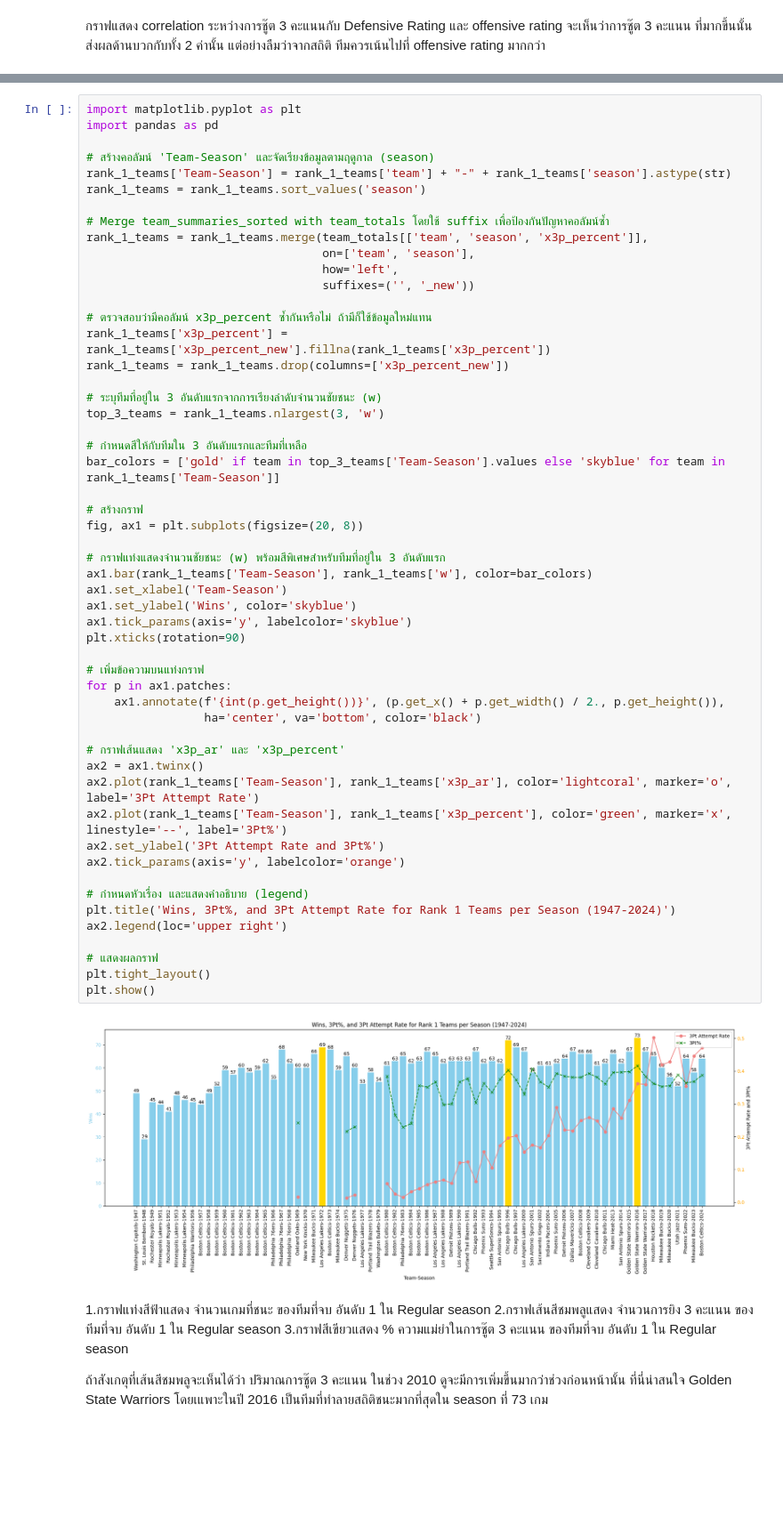
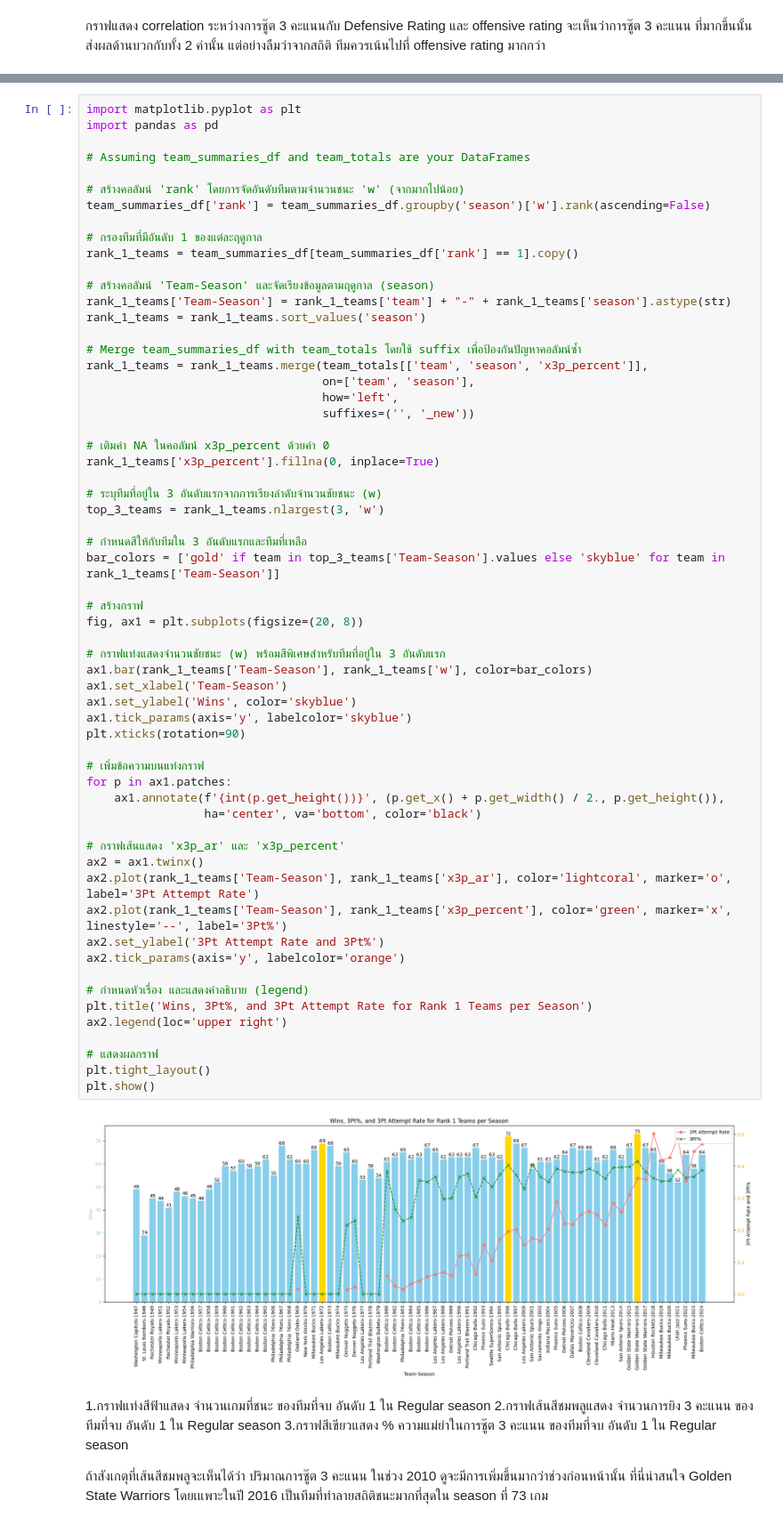
Before and after one commit to Artty02/NBA, a Jupyter notebook: DADS5001_Project.ipynb, the cells around one changed output, grey strips where cells are left out. Shown at 89% size. Saved outputs shown, nothing was run; the diff lists cells and outputs as text; blank space fills up the shorter version.

```diff
--- a/DADS5001_Project.ipynb
+++ b/DADS5001_Project.ipynb
@@ -269,20 +289,27 @@ memory usage: 4.4+ MB
 # %%
 import matplotlib.pyplot as plt
 import pandas as pd
+
+# Assuming team_summaries_df and team_totals are your DataFrames
+
+# สร้างคอลัมน์ 'rank' โดยการจัดอันดับทีมตามจำนวนชนะ 'w' (จากมากไปน้อย)
+team_summaries_df['rank'] = team_summaries_df.groupby('season')['w'].rank(ascending=False)
+
+# กรองทีมที่มีอันดับ 1 ของแต่ละฤดูกาล
+rank_1_teams = team_summaries_df[team_summaries_df['rank'] == 1].copy()
 
 # สร้างคอลัมน์ 'Team-Season' และจัดเรียงข้อมูลตามฤดูกาล (season)
 rank_1_teams['Team-Season'] = rank_1_teams['team'] + "-" + rank_1_teams['season'].astype(str)
 rank_1_teams = rank_1_teams.sort_values('season')
 
-# Merge team_summaries_sorted with team_totals โดยใช้ suffix เพื่อป้องกันปัญหาคอลัมน์ซ้ำ
+# Merge team_summaries_df with team_totals โดยใช้ suffix เพื่อป้องกันปัญหาคอลัมน์ซ้ำ
 rank_1_teams = rank_1_teams.merge(team_totals[['team', 'season', 'x3p_percent']],
                                   on=['team', 'season'],
                                   how='left',
                                   suffixes=('', '_new'))
 
-# ตรวจสอบว่ามีคอลัมน์ x3p_percent ซ้ำกันหรือไม่ ถ้ามีก็ใช้ข้อมูลใหม่แทน
-rank_1_teams['x3p_percent'] = rank_1_teams['x3p_percent_new'].fillna(rank_1_teams['x3p_percent'])
-rank_1_teams = rank_1_teams.drop(columns=['x3p_percent_new'])
+# เติมค่า NA ในคอลัมน์ x3p_percent ด้วยค่า 0
+rank_1_teams['x3p_percent'].fillna(0, inplace=True)
 
 # ระบุทีมที่อยู่ใน 3 อันดับแรกจากการเรียงลำดับจำนวนชัยชนะ (w)
 top_3_teams = rank_1_teams.nlargest(3, 'w')
@@ -292,35 +319,35 @@ bar_colors = ['gold' if team in top_3_teams['Team-Season'].values else 'skyblue'
 
 # สร้างกราฟ
 fig, ax1 = plt.subplots(figsize=(20, 8))
 
 # กราฟแท่งแสดงจำนวนชัยชนะ (w) พร้อมสีพิเศษสำหรับทีมที่อยู่ใน 3 อันดับแรก
 ax1.bar(rank_1_teams['Team-Season'], rank_1_teams['w'], color=bar_colors)
 ax1.set_xlabel('Team-Season')
 ax1.set_ylabel('Wins', color='skyblue')
 ax1.tick_params(axis='y', labelcolor='skyblue')
 plt.xticks(rotation=90)
 
 # เพิ่มข้อความบนแท่งกราฟ
 for p in ax1.patches:
     ax1.annotate(f'{int(p.get_height())}', (p.get_x() + p.get_width() / 2., p.get_height()),
                  ha='center', va='bottom', color='black')
 
 # กราฟเส้นแสดง 'x3p_ar' และ 'x3p_percent'
 ax2 = ax1.twinx()
 ax2.plot(rank_1_teams['Team-Season'], rank_1_teams['x3p_ar'], color='lightcoral', marker='o', label='3Pt Attempt Rate')
 ax2.plot(rank_1_teams['Team-Season'], rank_1_teams['x3p_percent'], color='green', marker='x', linestyle='--', label='3Pt%')
 ax2.set_ylabel('3Pt Attempt Rate and 3Pt%')
 ax2.tick_params(axis='y', labelcolor='orange')
 
 # กำหนดหัวเรื่อง และแสดงคำอธิบาย (legend)
-plt.title('Wins, 3Pt%, and 3Pt Attempt Rate for Rank 1 Teams per Season (1947-2024)')
+plt.title('Wins, 3Pt%, and 3Pt Attempt Rate for Rank 1 Teams per Season')
 ax2.legend(loc='upper right')
 
 # แสดงผลกราฟ
 plt.tight_layout()
 plt.show()
 # %% [output]
-[figure, old version]
+[figure, new version]
 # %% [markdown]
 1.กราฟแท่งสีฟ้าแสดง จำนวนเกมที่ชนะ ของทีมที่จบ อันดับ 1 ใน Regular season
 2.กราฟเส้นสีชมพลูแสดง จำนวนการยิง 3 คะแนน ของทีมที่จบ อันดับ 1 ใน Regular season
```
Also changed, not shown: parts of 10 cells of this notebook.
